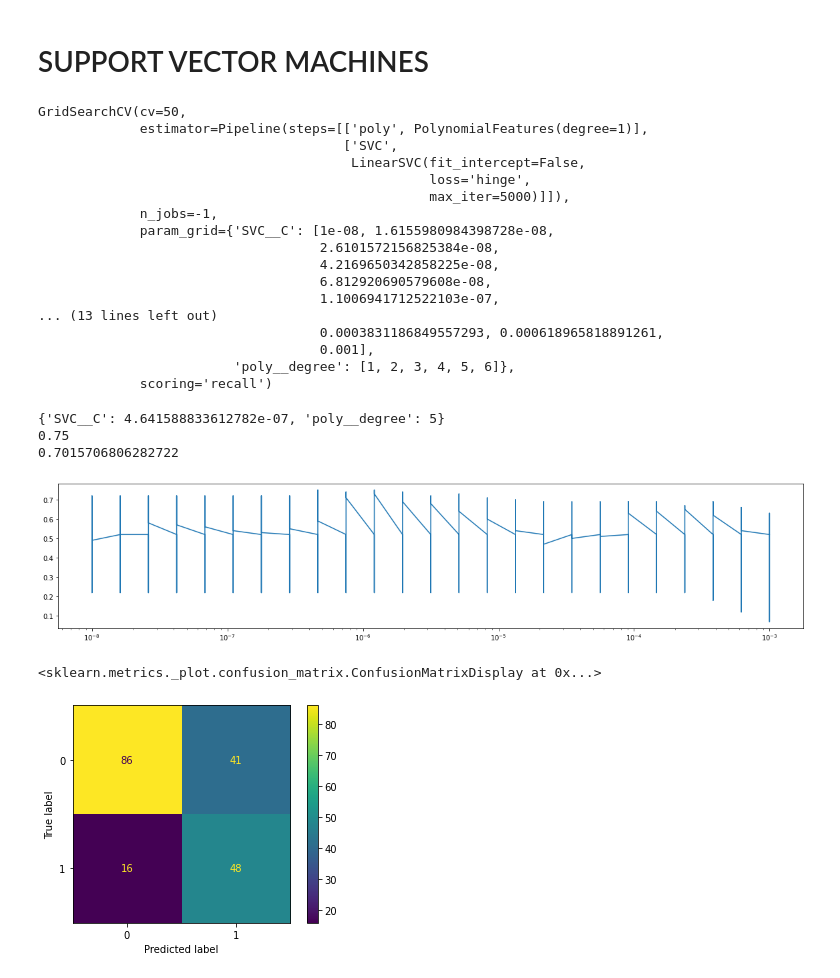
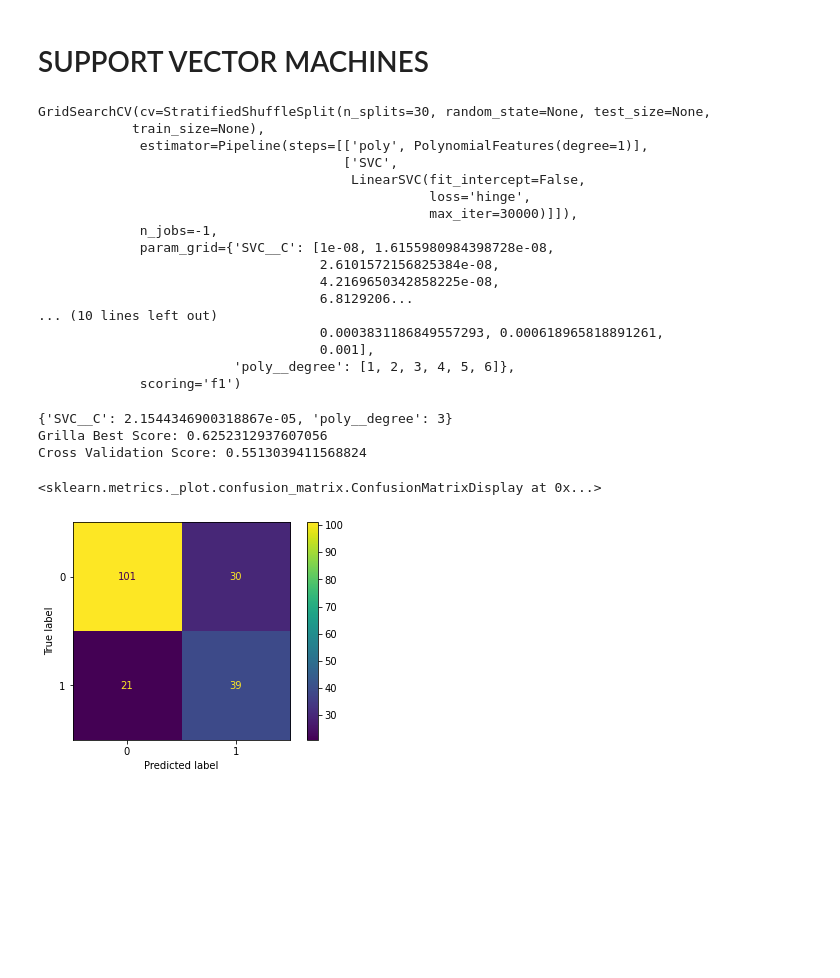
Before and after one commit to JaviCeRodriguez/Heart-Failure-ML, a Jupyter notebook: classification.ipynb, the cells around one changed output. Drawn from its saved outputs; the diff is of its cells as text; code cells hidden in the pictures; blank space fills up the shorter version.

```diff
--- a/classification.ipynb
+++ b/classification.ipynb
@@ -49,9 +61,9 @@ array([ 59.88481675,  37.72251309,   1.48298429, 136.2513089 ])
 # %%
-hyperparam = {"poly__degree":[n for n in range(1,7)],"regressor__C":[n for n in np.logspace(-10.0,4.0, num=25)]}
+hyperparam = {"poly__degree":[n for n in range(5,9)],"regressor__C":[n for n in np.logspace(-8.0,-5.0, num=25)]}
 
-lr_model = Pipeline([["poly",PolynomialFeatures(degree=1,include_bias=True)],["regressor",LogisticRegression(fit_intercept=False, C=1.0, tol=0.000001, penalty="l2",max_iter=10000)]])
+lr_model = Pipeline([["poly",PolynomialFeatures(degree=1)],["regressor",LogisticRegression(fit_intercept=False, C=1.0, penalty="l2",max_iter=30000)]])
 
-lr_grilla = GridSearchCV(lr_model,hyperparam,cv=50,scoring="recall",n_jobs=-1)
+lr_grilla = GridSearchCV(lr_model,hyperparam,cv=sss,scoring="f1",n_jobs=-1)
 
 lr_grilla.fit(feat_train,targ_train)
 # %% [output]
@@ -127,52 +121,49 @@ plot_roc_curve(lr_model, feat_train, targ_train,ax=ax2)
 # %%
 hyperparam = {"poly__degree":[n for n in range(1,7)],"SVC__C":[n for n in np.logspace(-8.0,-3.0, num=25)]}
 
-svml_model = Pipeline([["poly",PolynomialFeatures(degree=1,include_bias=True)],["SVC",LinearSVC(loss='hinge', C=1.0, fit_intercept=False, penalty='l2', max_iter=5000)]])
+svml_model = Pipeline([["poly",PolynomialFeatures(degree=1,include_bias=True)],["SVC",LinearSVC(loss='hinge', C=1.0, fit_intercept=False, penalty='l2', max_iter=30000)]])
 
-grilla = GridSearchCV(svml_model,hyperparam,cv=50,scoring="recall",n_jobs=-1)
+svml_grilla = GridSearchCV(svml_model,hyperparam,cv=sss,scoring="f1",n_jobs=-1)
 
-grilla.fit(feat_train,targ_train)
+svml_grilla.fit(feat_train,targ_train)
 # %% [output]
-GridSearchCV(cv=50,
+GridSearchCV(cv=StratifiedShuffleSplit(n_splits=30, random_state=None, test_size=None,
+            train_size=None),
              estimator=Pipeline(steps=[['poly', PolynomialFeatures(degree=1)],
                                        ['SVC',
                                         LinearSVC(fit_intercept=False,
                                                   loss='hinge',
-                                                  max_iter=5000)]]),
+                                                  max_iter=30000)]]),
              n_jobs=-1,
              param_grid={'SVC__C': [1e-08, 1.6155980984398728e-08,
                                     2.6101572156825384e-08,
                                     4.2169650342858225e-08,
-                                    6.812920690579608e-08,
-                                    1.1006941712522103e-07,
-... (13 lines left out)
+                                    6.8129206...
+... (10 lines left out)
                                     0.0003831186849557293, 0.000618965818891261,
                                     0.001],
                          'poly__degree': [1, 2, 3, 4, 5, 6]},
-             scoring='recall')
+             scoring='f1')
-# %%
-svml_model = grilla.best_estimator_
-print(grilla.best_params_)
-print(grilla.best_score_)
-print(accuracy_score(targ_train, svml_model.predict(feat_train)))
-# %% [output]
-{'SVC__C': 4.641588833612782e-07, 'poly__degree': 5}
-0.75
-0.7015706806282722
-# %%
-grilla.cv_results_["mean_test_score"]
-fig, ax1 = plt.subplots(1, 1, figsize=(20, 4))
-plt.plot(grilla.cv_results_["param_SVC__C"],grilla.cv_results_["mean_test_score"],scaley="log")
-ax1.set_xscale('log')
-# %% [output]
-[figure, removed]
+# %%
+svml_model = svml_grilla.best_estimator_
+# %%
+print(svml_grilla.best_params_)
+print("Grilla Best Score: {}".format(svml_grilla.best_score_))
+
+print("Cross Validation Score: {}".format(cross_val_score(svml_model, feat_train, targ_train,cv=sss,scoring="f1").mean()))
+# %% [output]
+{'SVC__C': 2.1544346900318867e-05, 'poly__degree': 3}
+Grilla Best Score: 0.6252312937607056
+Cross Validation Score: 0.5513039411568824
+# %%
+svml_predicted = cross_val_predict(svml_model,feat_train,targ_train,cv=40)
 # %%
-cm = confusion_matrix(targ_train, svml_model.predict(feat_train))
+cm = confusion_matrix(targ_train, svml_predicted)
 disp = ConfusionMatrixDisplay(confusion_matrix=cm)
 disp.plot()
 # %% [output]
 <sklearn.metrics._plot.confusion_matrix.ConfusionMatrixDisplay at 0x...>
-[figure, old version]
+[figure, new version]
 # %%
 fig, (ax1, ax2) = plt.subplots(1, 2, figsize=(20, 8))
 plot_precision_recall_curve(svml_model, feat_train, targ_train,ax=ax1)
```
Also changed, not shown: parts of 29 cells of this notebook.
